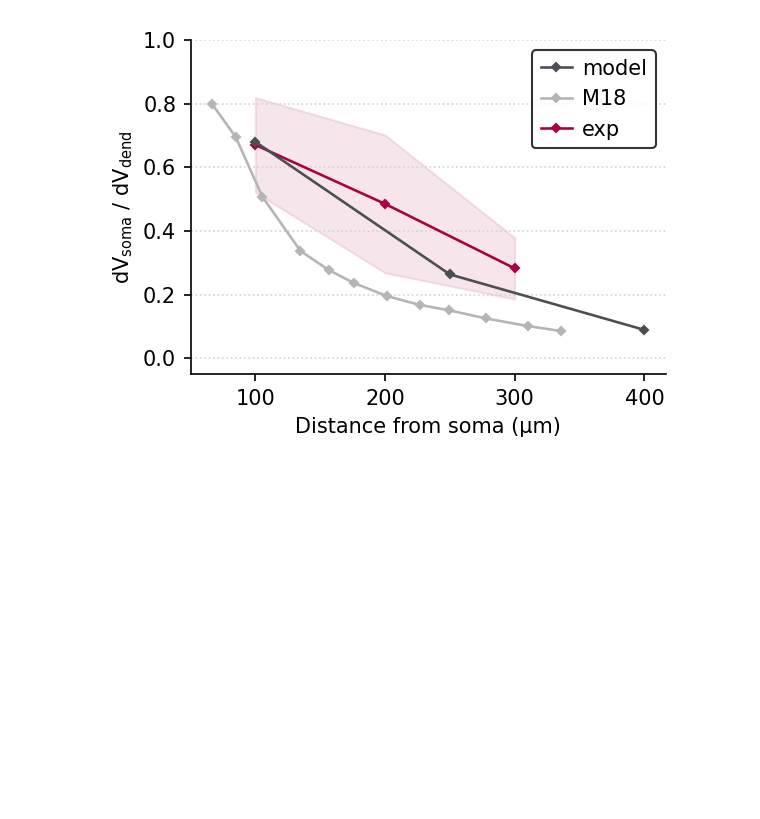
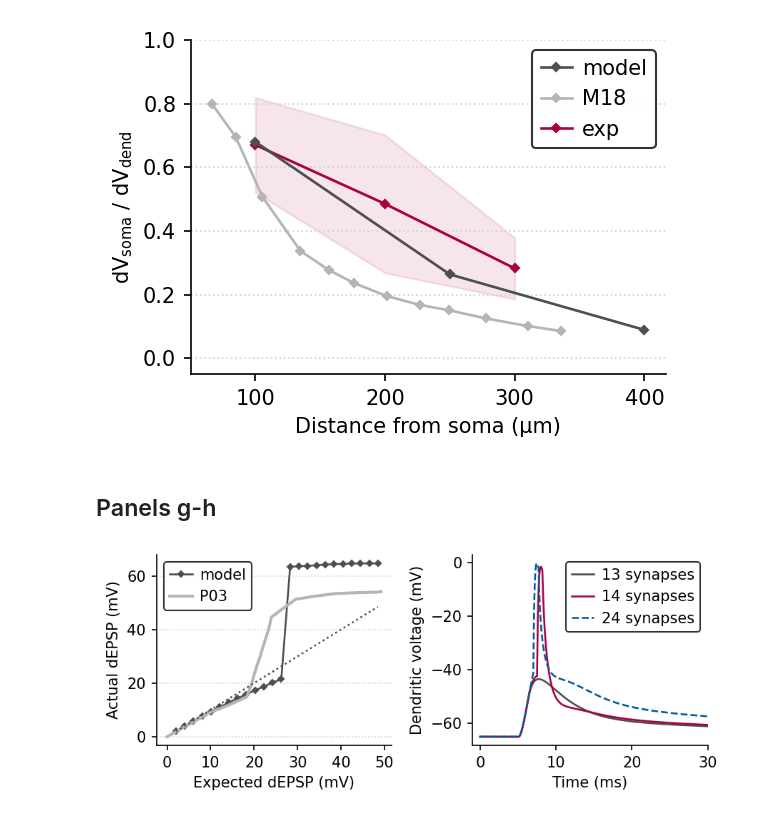
Before and after one commit to mpgl/dendrify-old-see-readme, a Jupyter notebook: Fig6-notebook.ipynb, the cells around one changed output. Cells and saved outputs as stored; diff of their text form; code cells hidden in the pictures; blank space fills up the shorter version.

```diff
--- a/Fig6-notebook.ipynb
+++ b/Fig6-notebook.ipynb
@@ -479,3 +479,5 @@ ax.yaxis.grid(zorder=0)
 fig.tight_layout()
 # %% [output]
 [figure]
+# %% [markdown]
+## Panels g-h
@@ -481,0 +509,38 @@ fig.tight_layout()
+# %%
+# @title Plot dendritic integration
+time = M.t/ms
+vs = M.V_soma/mV
+vo = M.V_ob1/mV
+
+# load data from poirazi et al
+with open('other/poirazi2003.csv') as p:
+    poirazi = b.loadtxt(p, delimiter=',')
+
+# analyse sim data
+peaks_d = vo.max(axis=1) + 65
+unitary_d = peaks_d[0]
+expected_d = b.linspace(1, Nsyn, Nsyn) * unitary_d
+
+# plot
+fig, axes = b.subplots(1,2, figsize=[6,2.5])
+ax0, ax1 = axes
+ax0.plot(expected_d, peaks_d, 'D-', c=graphite, label='model')
+ax0.plot(poirazi[:,0], poirazi[:,1], c=light_gray, label='P03', lw=2)
+
+ax1.plot(time, vo[12], c=graphite, label='13 synapses')
+ax1.plot(time, vo[13], c=notred, label='14 synapses')
+ax1.plot(time, vo[23], c=blue, ls='--', label='24 synapses')
+
+ax0.plot(expected_d, expected_d, ':', c=graphite)
+ax0.set_ylabel('Actual dEPSP (mV)')
+ax0.set_xlabel('Expected dEPSP (mV)')
+ax0.set_xticks(range(0, 60, 10))
+ax0.legend(loc='upper left')
+ax0.yaxis.grid(zorder=0)
+ax1.set_xlim(left=-1, right=30)
+ax1.set_xlabel('Time (ms)')
+ax1.set_ylabel('Dendritic voltage (mV)')
+ax1.legend()
+fig.tight_layout()
+# %% [output]
+[figure, added]
```
Also changed, not shown: parts of 4 cells of this notebook.
